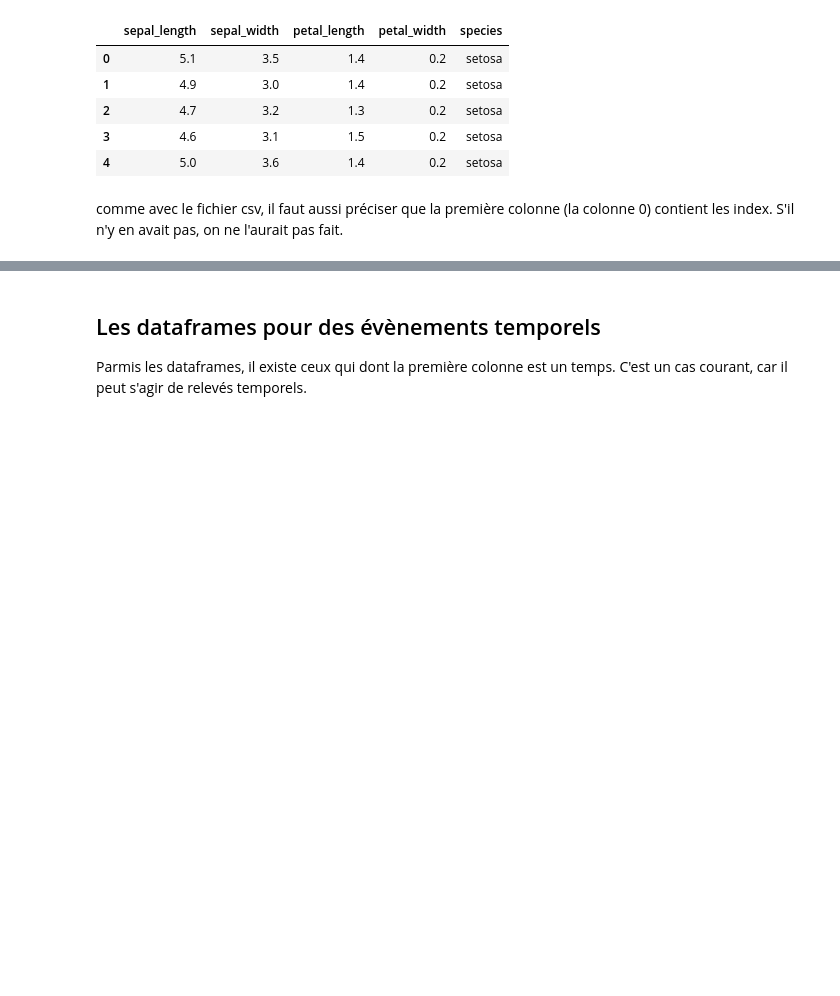
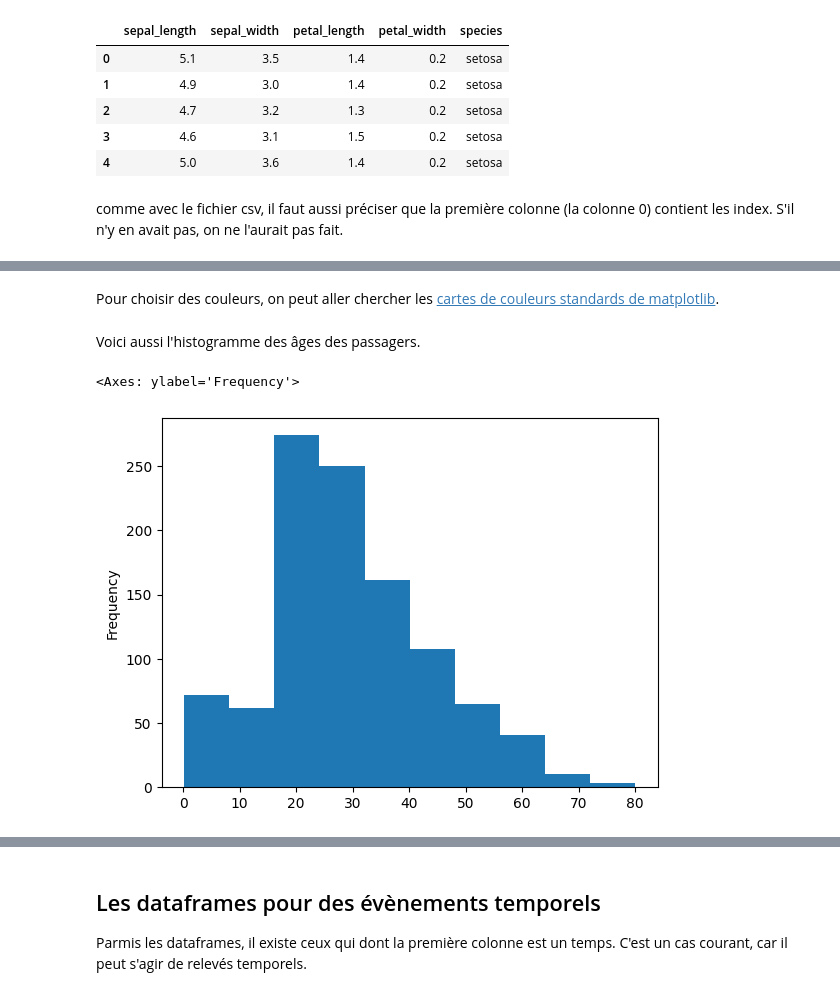
Before and after one commit to mat90hub/python_par_jupyter, a Jupyter notebook: 02_std_ext/03_pandas.ipynb, the cells around one changed output, grey strips where cells are left out. Saved outputs shown, nothing was run; the diff lists cells and outputs as text; code cells hidden in the pictures; blank space fills up the shorter version.

```diff
--- a/02_std_ext/03_pandas.ipynb
+++ b/02_std_ext/03_pandas.ipynb
@@ -200,0 +298,9 @@ print(*df["Age"].tolist())
+# %% [markdown]
+Pour choisir des couleurs, on peut aller chercher les [cartes de couleurs standards de matplotlib](https://matplotlib.org/stable/gallery/color/colormap_reference.html).
+# %% [markdown]
+Voici aussi l'histogramme des âges des passagers.
+# %%
+df['age'].plot.hist()
+# %% [output]
+<Axes: ylabel='Frequency'>
+[figure, added]
```
Also changed, not shown: parts of 54 cells of this notebook, 2 other files.
